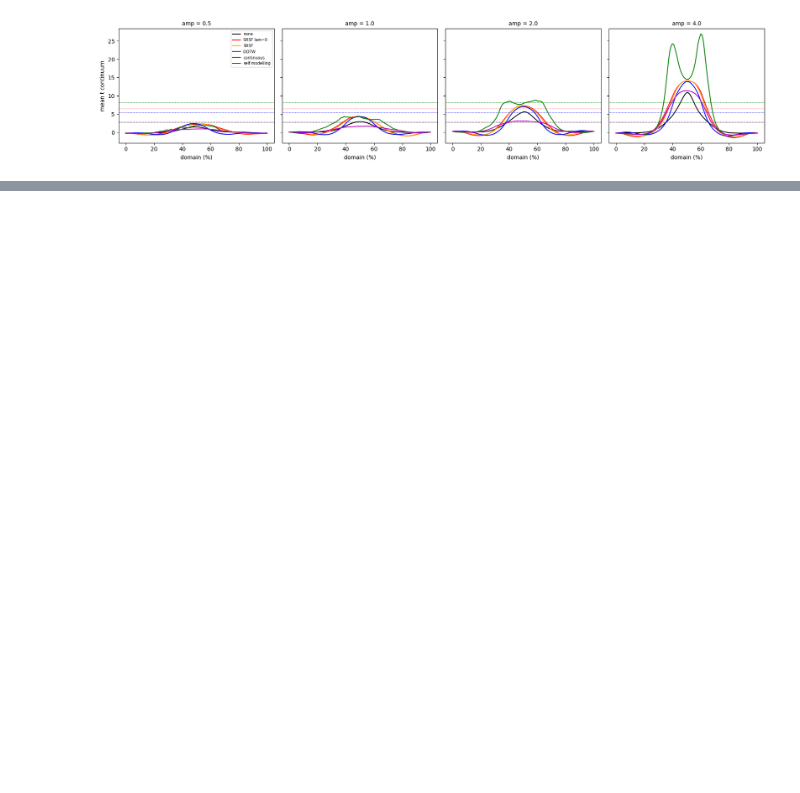
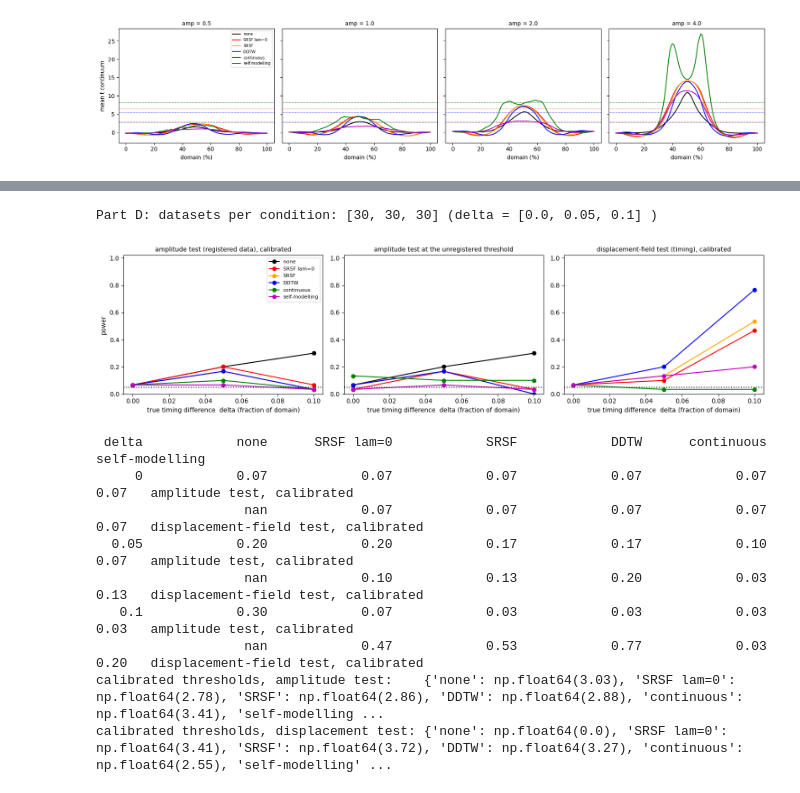
Before and after one commit to 0todd0000/registration1d, a Jupyter notebook: notebooks/power_simulated_datasets.ipynb, the cells around one changed output, grey strips where cells are left out. Cells and saved outputs as stored; diff of their text form; code cells hidden in the pictures; blank space fills up the shorter version.

```diff
--- a/notebooks/power_simulated_datasets.ipynb
+++ b/notebooks/power_simulated_datasets.ipynb
@@ -394,0 +566,41 @@ plt.tight_layout(); plt.show()
+# %%
+deltas = [0.0, 0.05, 0.1]
+conds  = [dict(BASE, amp=2.0, qsd=0.0, wsd=0.1, delta=d, two=True) for d in deltas]
+print('Part D: datasets per condition:', [results[key(c)]['n'] for c in conds], '(delta =', deltas, ')')
+null   = results[key(conds[0])]
+zA     = {m: np.percentile(null[m]['tmax'],  100 * (1 - ALPHA)) for m in METHODS}   # amplitude test
+zD     = {m: np.percentile(null[m]['tdmax'], 100 * (1 - ALPHA)) for m in METHODS}   # displacement-field test
+fig, AX = plt.subplots(1, 3, figsize=(15, 4))
+for m in METHODS:
+    pA = [(results[key(c)][m]['tmax']  > zA[m]).mean() for c in conds]
+    pN = [(results[key(c)][m]['tmax']  > zA['none']).mean() for c in conds]
+    AX[0].plot(deltas, pA, 'o-', color=COLORS[m], label=m)
+    AX[1].plot(deltas, pN, 'o-', color=COLORS[m])
+    if m != 'none':
+        pD = [(results[key(c)][m]['tdmax'] > zD[m]).mean() for c in conds]
+        AX[2].plot(deltas, pD, 'o-', color=COLORS[m])
+AX[0].set_title('amplitude test (registered data), calibrated', size=10)
+AX[1].set_title('amplitude test at the unregistered threshold', size=10)
+AX[2].set_title('displacement-field test (timing), calibrated', size=10)
+for ax in AX:
+    ax.set_xlabel('true timing difference  delta (fraction of domain)'); ax.set_ylim(0, 1.02); ax.axhline(ALPHA, color='k', ls=':')
+AX[0].set_ylabel('power'); AX[0].legend(fontsize=8)
+plt.tight_layout(); plt.show()
+print(f"{'delta':>6s} " + ' '.join(f'{m:>15s}' for m in METHODS))
+for c in conds:
+    print(f"{c['delta']:6g} " + ' '.join(f"{(results[key(c)][m]['tmax'] > zA[m]).mean():15.2f}" for m in METHODS) + '   amplitude test, calibrated')
+    print(f"{'':>6s} " + ' '.join(f"{(results[key(c)][m]['tdmax'] > zD[m]).mean() if m != 'none' else float('nan'):15.2f}" for m in METHODS) + '   displacement-field test, calibrated')
+print('calibrated thresholds, amplitude test:   ', {m: round(v, 2) for m, v in zA.items()})
+print('calibrated thresholds, displacement test:', {m: round(v, 2) for m, v in zD.items()})
+# %% [output]
+Part D: datasets per condition: [30, 30, 30] (delta = [0.0, 0.05, 0.1] )
+[figure, added]
+ delta            none      SRSF lam=0            SRSF            DDTW      continuous  self-modelling
+     0            0.07            0.07            0.07            0.07            0.07            0.07   amplitude test, calibrated
+                   nan            0.07            0.07            0.07            0.07            0.07   displacement-field test, calibrated
+  0.05            0.20            0.20            0.17            0.17            0.10            0.07   amplitude test, calibrated
+                   nan            0.10            0.13            0.20            0.03            0.13   displacement-field test, calibrated
+   0.1            0.30            0.07            0.03            0.03            0.03            0.03   amplitude test, calibrated
+                   nan            0.47            0.53            0.77            0.03            0.20   displacement-field test, calibrated
+calibrated thresholds, amplitude test:    {'none': np.float64(3.03), 'SRSF lam=0': np.float64(2.78), 'SRSF': np.float64(2.86), 'DDTW': np.float64(2.88), 'continuous': np.float64(3.41), 'self-modelling ...
+calibrated thresholds, displacement test: {'none': np.float64(0.0), 'SRSF lam=0': np.float64(3.41), 'SRSF': np.float64(3.72), 'DDTW': np.float64(3.27), 'continuous': np.float64(2.55), 'self-modelling' ...
```
Also changed, not shown: parts of 20 cells of this notebook, 3 other files.
